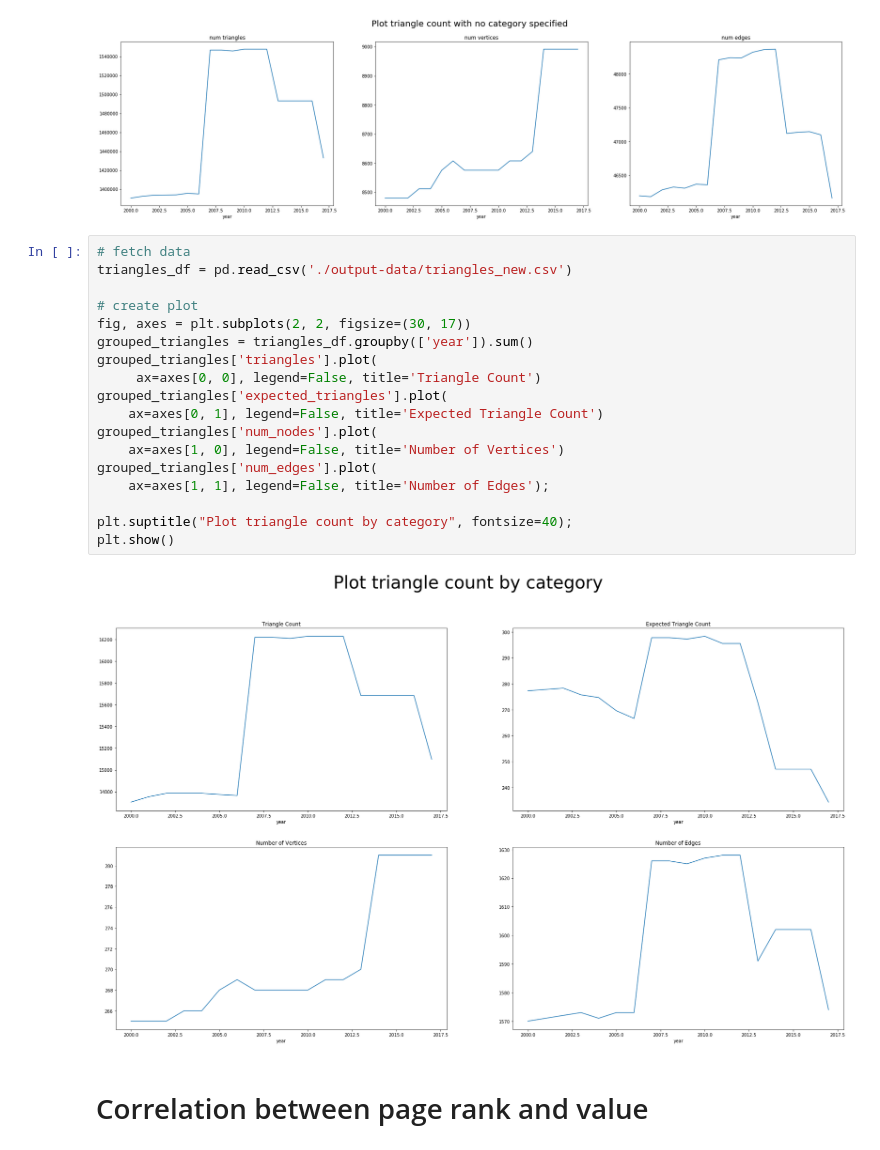
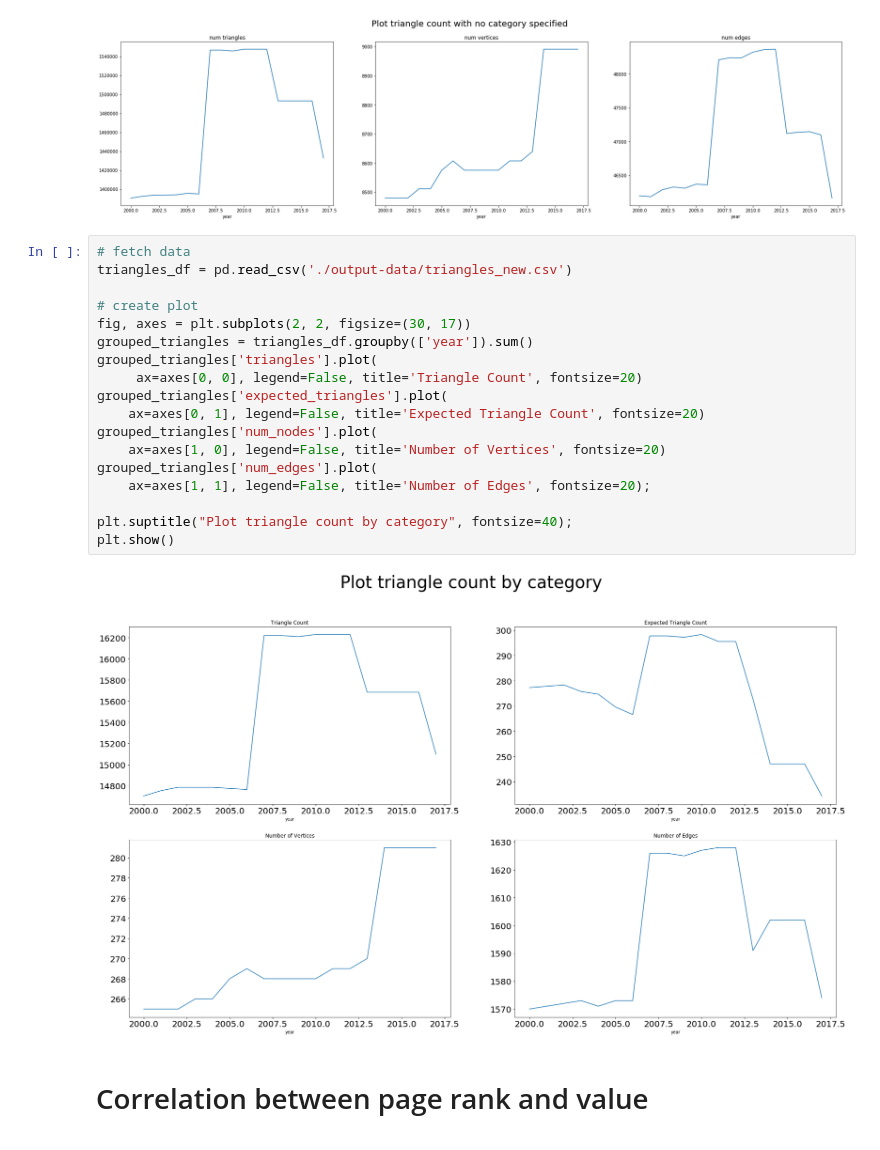
Before and after one commit to gbaasch/data_mining, a Jupyter notebook: eda.ipynb, the cells around one changed output. Drawn from its saved outputs; the diff is of its cells as text.

```diff
--- a/eda.ipynb
+++ b/eda.ipynb
@@ -502,23 +502,23 @@ plt.show()
 # %%
 # fetch data
 triangles_df = pd.read_csv('./output-data/triangles_new.csv')
 
 # create plot
 fig, axes = plt.subplots(2, 2, figsize=(30, 17))
 grouped_triangles = triangles_df.groupby(['year']).sum()
 grouped_triangles['triangles'].plot(
-     ax=axes[0, 0], legend=False, title='Triangle Count')
+     ax=axes[0, 0], legend=False, title='Triangle Count', fontsize=20)
 grouped_triangles['expected_triangles'].plot(
-    ax=axes[0, 1], legend=False, title='Expected Triangle Count')
+    ax=axes[0, 1], legend=False, title='Expected Triangle Count', fontsize=20)
 grouped_triangles['num_nodes'].plot(
-    ax=axes[1, 0], legend=False, title='Number of Vertices')
+    ax=axes[1, 0], legend=False, title='Number of Vertices', fontsize=20)
 grouped_triangles['num_edges'].plot(
-    ax=axes[1, 1], legend=False, title='Number of Edges');
+    ax=axes[1, 1], legend=False, title='Number of Edges', fontsize=20);
 
 plt.suptitle("Plot triangle count by category", fontsize=40);
 plt.show()
 # %% [output]
-[figure, old version]
+[figure, new version]
 # %% [markdown]
 # Correlation between page rank and value
 # %%
```
